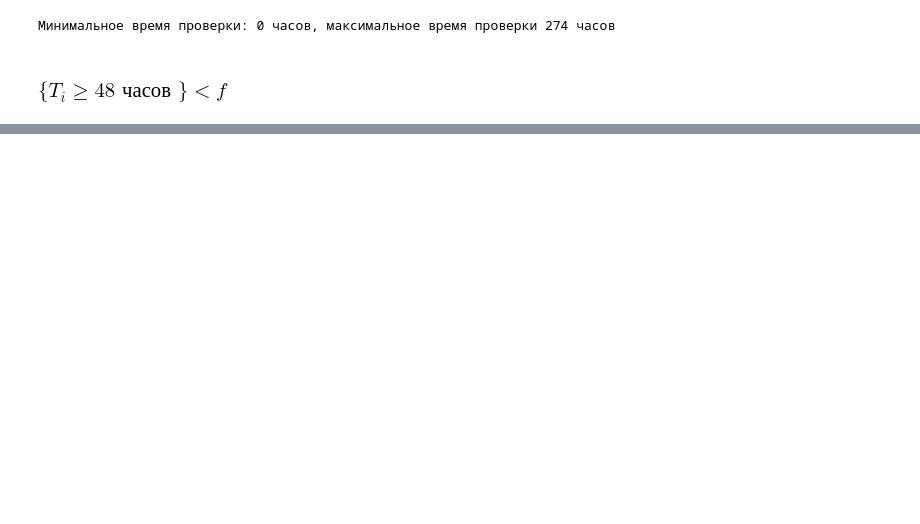
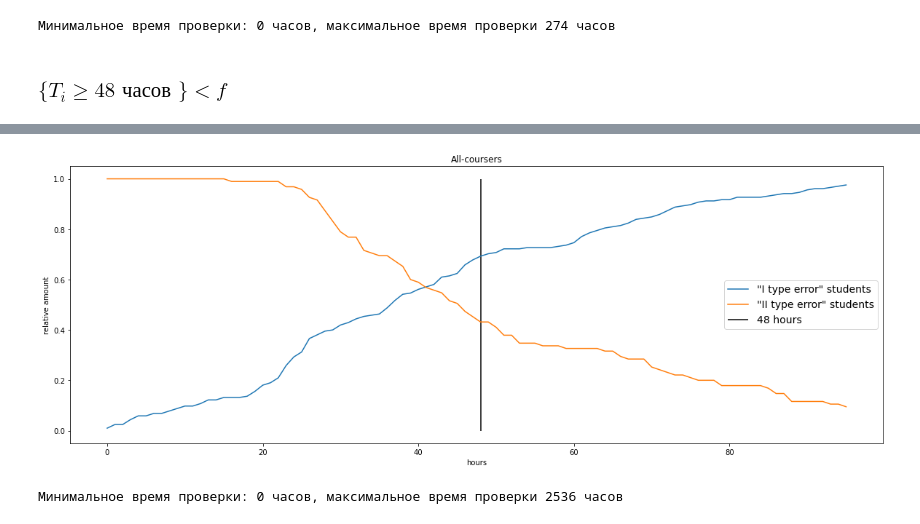
Before and after one commit to deethereal/Sirius_project, a Jupyter notebook: optimal_value.ipynb, the cells around one changed output, grey strips where cells are left out. Cells and saved outputs as stored; diff of their text form; code cells hidden in the pictures; blank space fills up the shorter version.

```diff
--- a/optimal_value.ipynb
+++ b/optimal_value.ipynb
@@ -181,0 +232,5 @@ fraction_criterion('math','294')
+# %%
+hours_criterion('All','coursers',df=df, show_good_bad=False)
+# %% [output]
+[figure, added]
+Минимальное время проверки: 0 часов, максимальное время проверки 2536 часов
```
Also changed, not shown: parts of 7 cells of this notebook.
